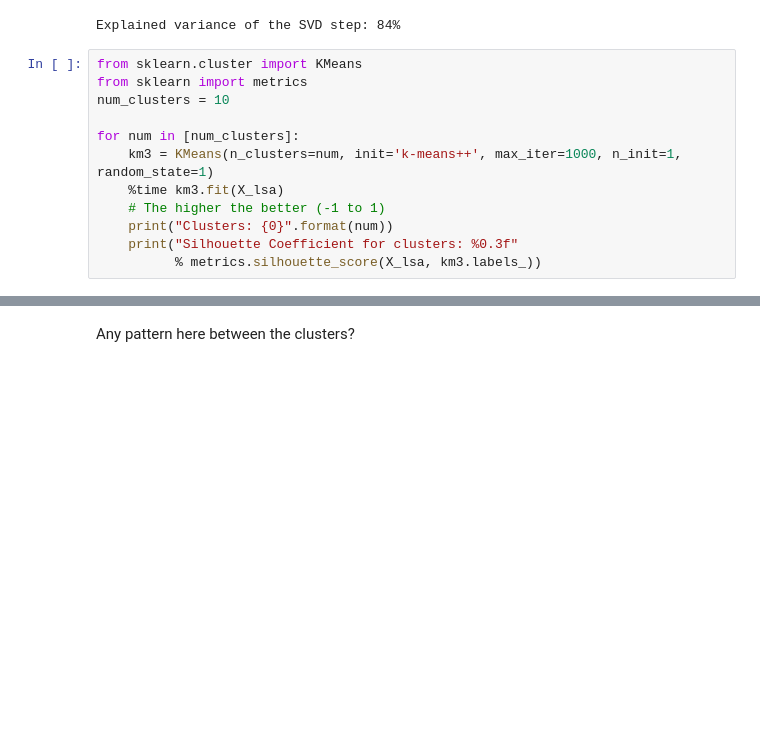
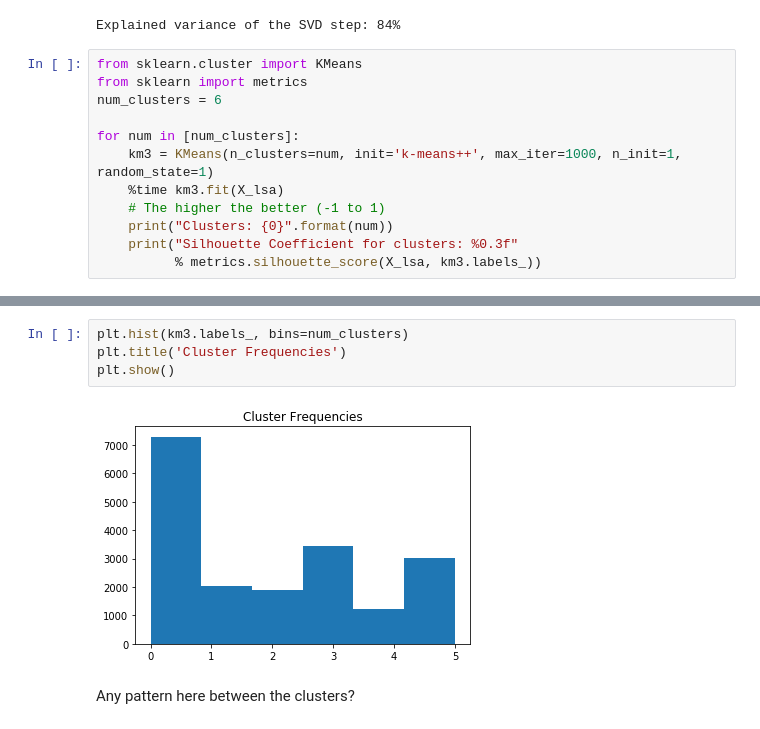
Before and after one commit to lppier/Armenian_Online_Job_Postings_Text_Mining, a Jupyter notebook: clustering_industry/explore_text.ipynb, the cells around one changed output, grey strips where cells are left out. Saved outputs shown, nothing was run; the diff lists cells and outputs as text; blank space fills up the shorter version.

```diff
--- a/clustering_industry/explore_text.ipynb
+++ b/clustering_industry/explore_text.ipynb
@@ -343,7 +348,7 @@ Explained variance of the SVD step: 84%
 # %%
 from sklearn.cluster import KMeans
 from sklearn import metrics
-num_clusters = 10
+num_clusters = 6
 
 for num in [num_clusters]:
     km3 = KMeans(n_clusters=num, init='k-means++', max_iter=1000, n_init=1, random_state=1)
@@ -383,3 +384,9 @@ Cluster 9: test testing synopsys software engineer automated design automation t
+# %%
+plt.hist(km3.labels_, bins=num_clusters)
+plt.title('Cluster Frequencies')
+plt.show()
+# %% [output]
+[figure, added]
 # %% [markdown]
 Any pattern here between the clusters?
 # %% [markdown]
```
Also changed, not shown: parts of 16 cells of this notebook, 2 other files.
